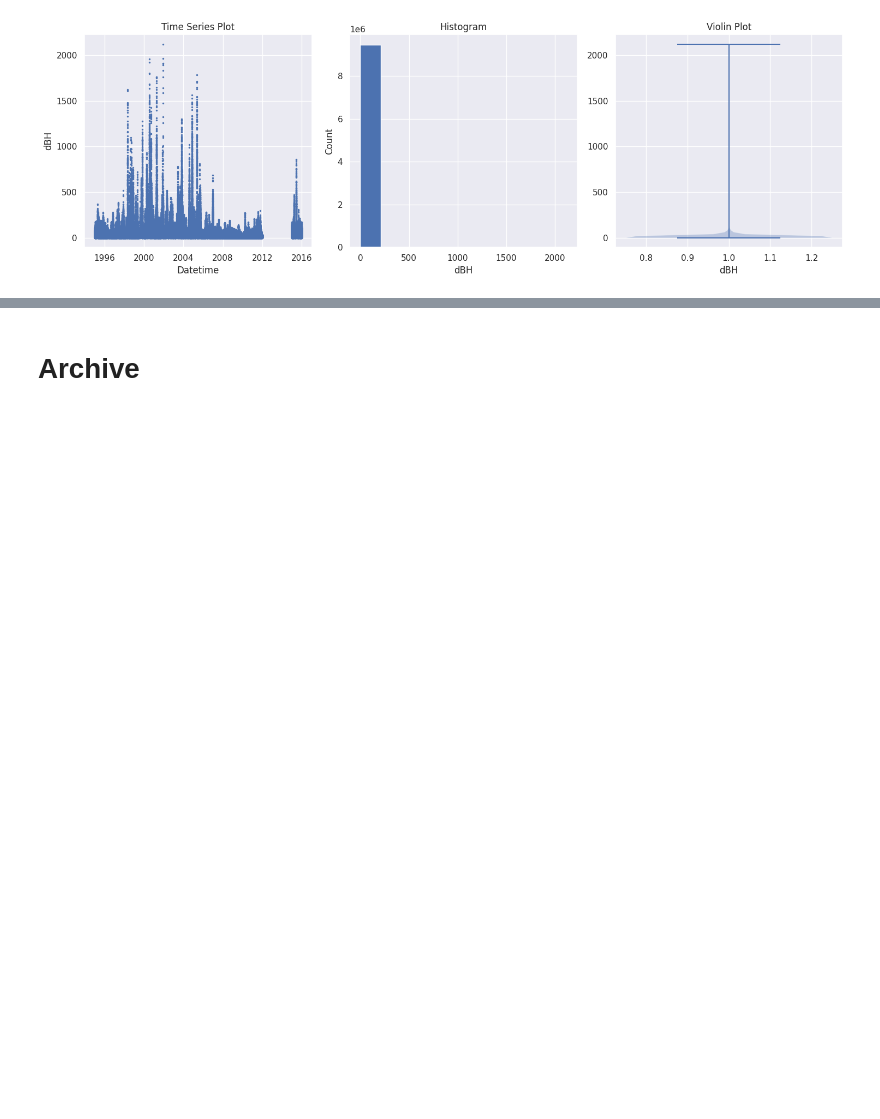
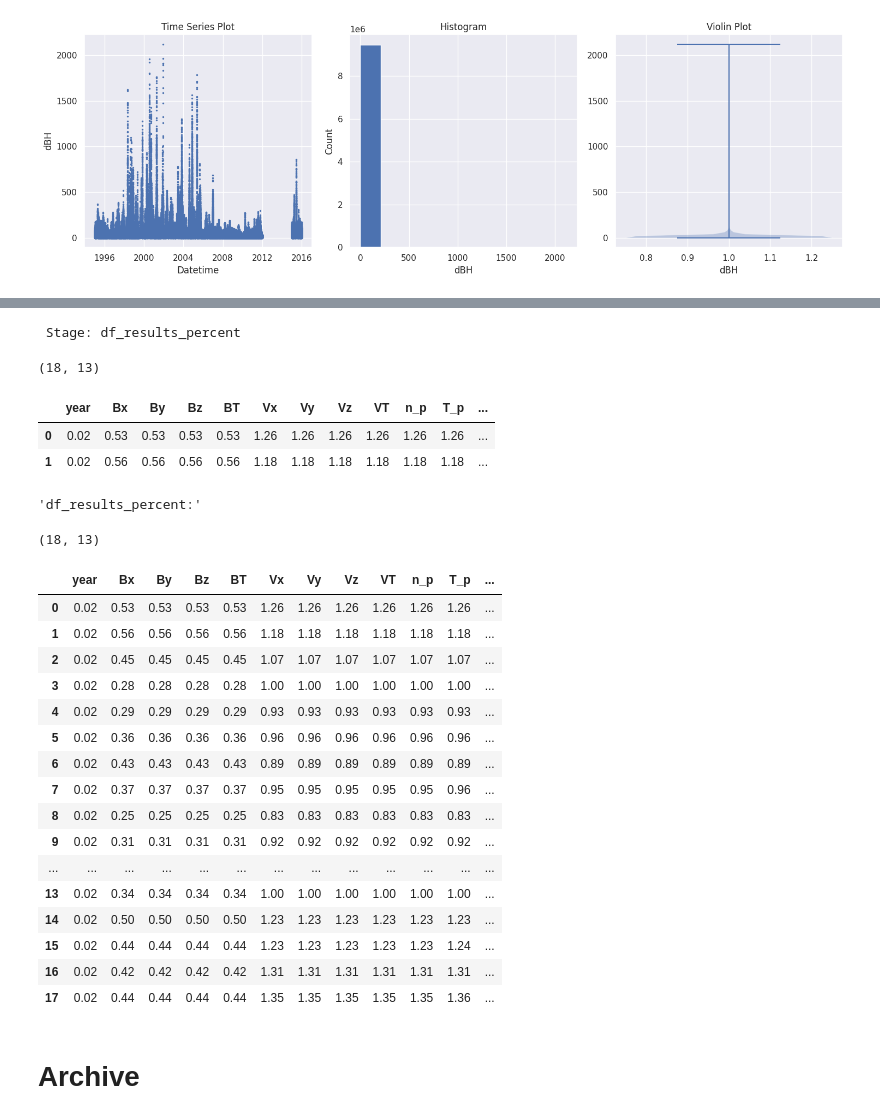
Before and after one commit to Alireza-Motazedian/GIC__Geomagnetic_Induced_Current, a Jupyter notebook: 2. Code/GIC Data Exploration.ipynb, the cells around one changed output, grey strips where cells are left out. Cells and saved outputs as stored; diff of their text form; code cells hidden in the pictures; blank space fills up the shorter version.

```diff
--- a/2. Code/GIC Data Exploration.ipynb
+++ b/2. Code/GIC Data Exploration.ipynb
@@ -1307,3 +1411,36 @@ for col in df_filled.columns:
+# %%
+df_results_percent = (
+    df_results
+    .applymap(lambda value: (value / 9466560) * 100)
+    .pipe(print_details, "df_results_percent")
+
+)
+display("df_results_percent:", df_results_percent.shape, df_results_percent.head(18)) ; print()
+# %% [output]
+ Stage: df_results_percent
+(18, 13)
+|  | year | Bx | By | Bz | BT | Vx | Vy | Vz | VT | n_p | T_p | ... |
+| 0 | 0.02 | 0.53 | 0.53 | 0.53 | 0.53 | 1.26 | 1.26 | 1.26 | 1.26 | 1.26 | 1.26 | ... |
+| 1 | 0.02 | 0.56 | 0.56 | 0.56 | 0.56 | 1.18 | 1.18 | 1.18 | 1.18 | 1.18 | 1.18 | ... |
+'df_results_percent:'
+(18, 13)
+|  | year | Bx | By | Bz | BT | Vx | Vy | Vz | VT | n_p | T_p | ... |
+| 0 | 0.02 | 0.53 | 0.53 | 0.53 | 0.53 | 1.26 | 1.26 | 1.26 | 1.26 | 1.26 | 1.26 | ... |
+| 1 | 0.02 | 0.56 | 0.56 | 0.56 | 0.56 | 1.18 | 1.18 | 1.18 | 1.18 | 1.18 | 1.18 | ... |
+| 2 | 0.02 | 0.45 | 0.45 | 0.45 | 0.45 | 1.07 | 1.07 | 1.07 | 1.07 | 1.07 | 1.07 | ... |
+| 3 | 0.02 | 0.28 | 0.28 | 0.28 | 0.28 | 1.00 | 1.00 | 1.00 | 1.00 | 1.00 | 1.00 | ... |
+| 4 | 0.02 | 0.29 | 0.29 | 0.29 | 0.29 | 0.93 | 0.93 | 0.93 | 0.93 | 0.93 | 0.93 | ... |
+| 5 | 0.02 | 0.36 | 0.36 | 0.36 | 0.36 | 0.96 | 0.96 | 0.96 | 0.96 | 0.96 | 0.96 | ... |
+| 6 | 0.02 | 0.43 | 0.43 | 0.43 | 0.43 | 0.89 | 0.89 | 0.89 | 0.89 | 0.89 | 0.89 | ... |
+| 7 | 0.02 | 0.37 | 0.37 | 0.37 | 0.37 | 0.95 | 0.95 | 0.95 | 0.95 | 0.95 | 0.96 | ... |
+| 8 | 0.02 | 0.25 | 0.25 | 0.25 | 0.25 | 0.83 | 0.83 | 0.83 | 0.83 | 0.83 | 0.83 | ... |
+| 9 | 0.02 | 0.31 | 0.31 | 0.31 | 0.31 | 0.92 | 0.92 | 0.92 | 0.92 | 0.92 | 0.92 | ... |
+| ... | ... | ... | ... | ... | ... | ... | ... | ... | ... | ... | ... | ... |
+| 13 | 0.02 | 0.34 | 0.34 | 0.34 | 0.34 | 1.00 | 1.00 | 1.00 | 1.00 | 1.00 | 1.00 | ... |
+| 14 | 0.02 | 0.50 | 0.50 | 0.50 | 0.50 | 1.23 | 1.23 | 1.23 | 1.23 | 1.23 | 1.23 | ... |
+| 15 | 0.02 | 0.44 | 0.44 | 0.44 | 0.44 | 1.23 | 1.23 | 1.23 | 1.23 | 1.23 | 1.24 | ... |
+| 16 | 0.02 | 0.42 | 0.42 | 0.42 | 0.42 | 1.31 | 1.31 | 1.31 | 1.31 | 1.31 | 1.31 | ... |
+| 17 | 0.02 | 0.44 | 0.44 | 0.44 | 0.44 | 1.35 | 1.35 | 1.35 | 1.35 | 1.35 | 1.36 | ... |
 # %% [markdown]
 # Archive
 # %%
```
Also changed, not shown: parts of 8 cells of this notebook.
